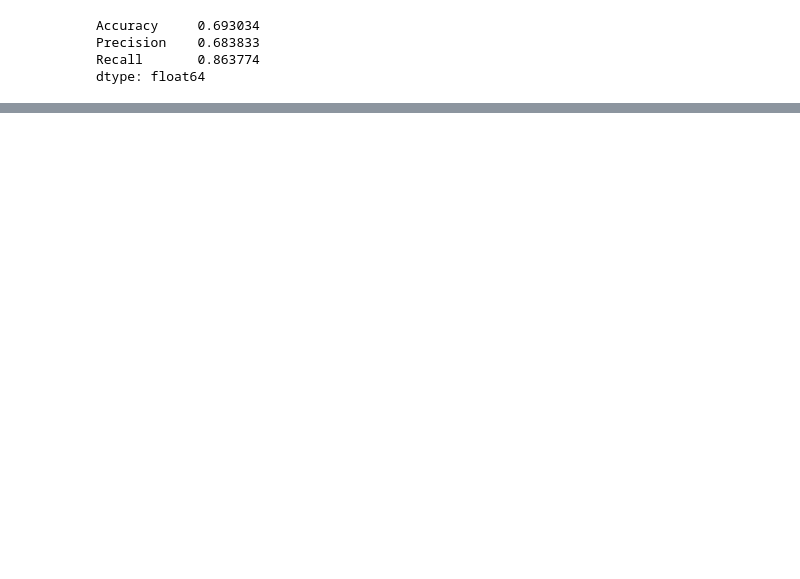
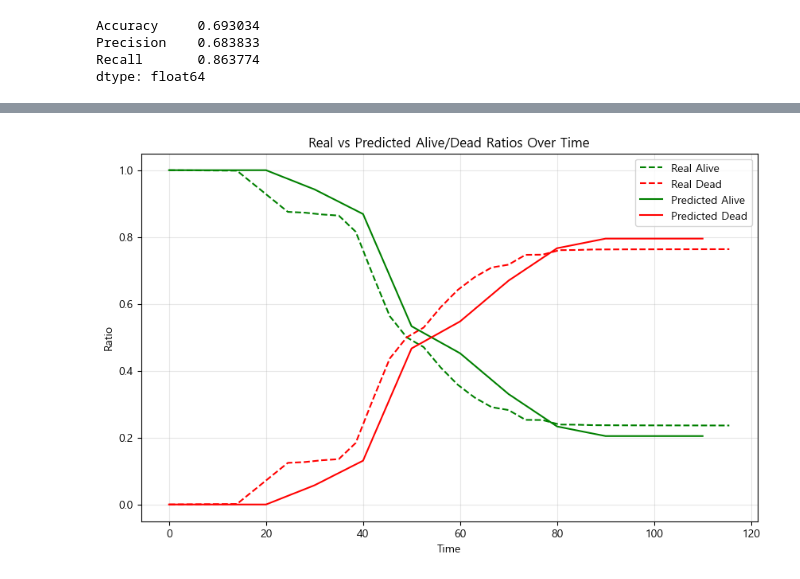
Before and after one commit to SKNetworks-AI19-250818/SKN19-mini-3Team, a Jupyter notebook: model_run.ipynb, the cells around one changed output, grey strips where cells are left out. Cells and saved outputs as stored; diff of their text form; code cells hidden in the pictures; blank space fills up the shorter version.

```diff
--- a/model_run.ipynb
+++ b/model_run.ipynb
@@ -246,0 +247,4 @@ params = {
+# %%
+ModelAnalysis.compare_real_vs_pred_alive_dead(rsf, encode, test_set[0], time_points=np.arange(0, 115.5, 10), threshold=0.6)
+# %% [output]
+[figure, added]
```
Also changed, not shown: parts of 13 cells of this notebook, 3 other files.
